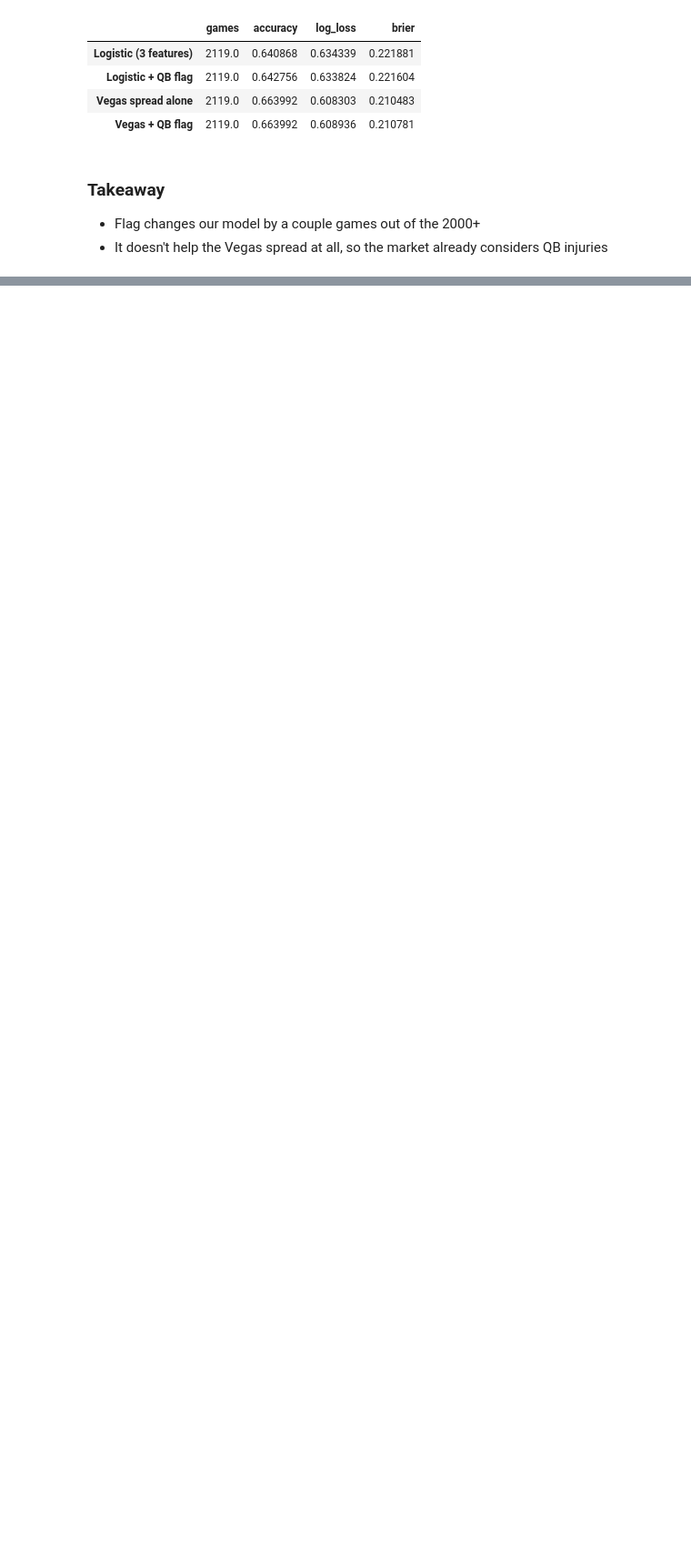
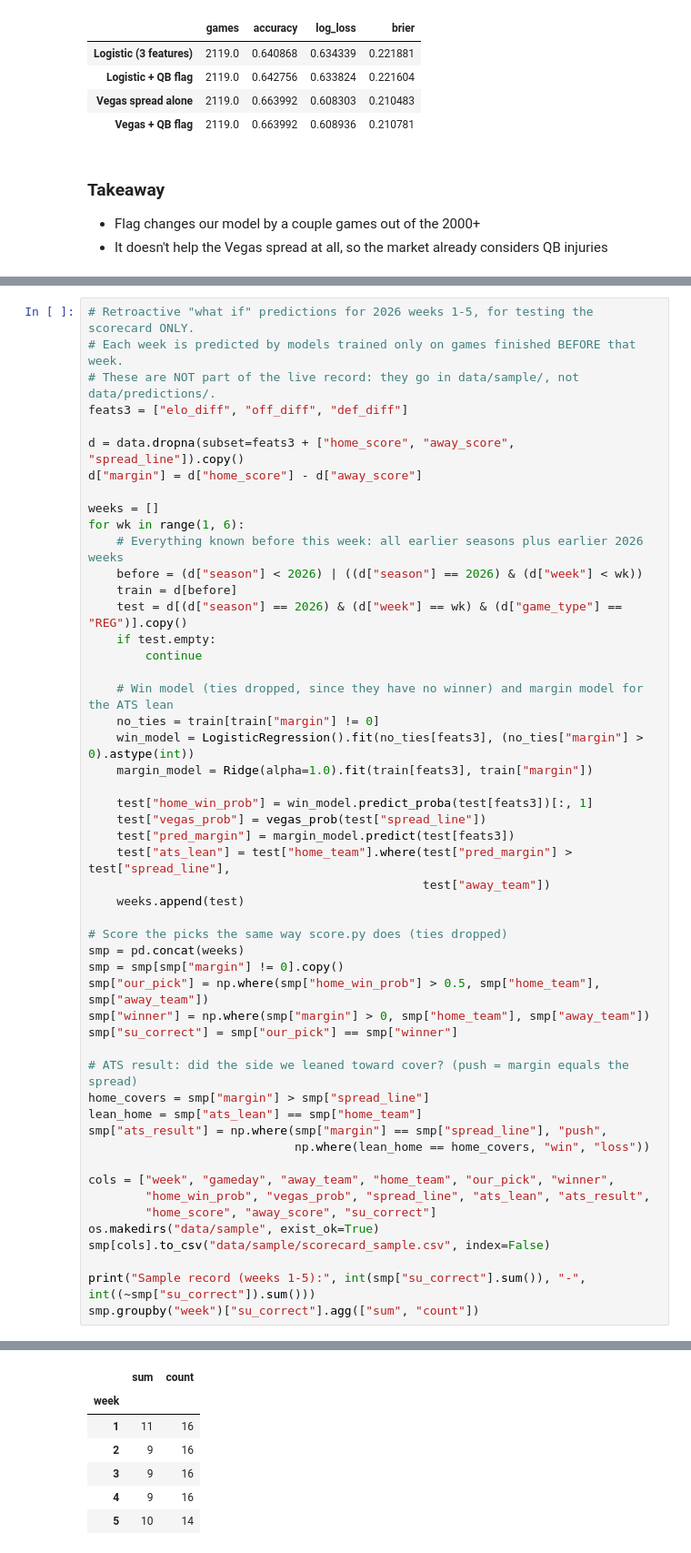
Before and after one commit to henry-tlai/nfl-predictor, a Jupyter notebook: explore.ipynb, the cells around one changed output, grey strips where cells are left out. Shown at 91% size. Drawn from its saved outputs; the diff is of its cells as text; blank space fills up the shorter version.

```diff
--- a/explore.ipynb
+++ b/explore.ipynb
@@ -773,0 +777,52 @@ pd.DataFrame({
+# %%
+# Retroactive "what if" predictions for 2026 weeks 1-5, for testing the scorecard ONLY.
+# Each week is predicted by models trained only on games finished BEFORE that week.
+# These are NOT part of the live record: they go in data/sample/, not data/predictions/.
+feats3 = ["elo_diff", "off_diff", "def_diff"]
+
+d = data.dropna(subset=feats3 + ["home_score", "away_score", "spread_line"]).copy()
+d["margin"] = d["home_score"] - d["away_score"]
+
+weeks = []
+for wk in range(1, 6):
+    # Everything known before this week: all earlier seasons plus earlier 2026 weeks
+    before = (d["season"] < 2026) | ((d["season"] == 2026) & (d["week"] < wk))
+    train = d[before]
+    test = d[(d["season"] == 2026) & (d["week"] == wk) & (d["game_type"] == "REG")].copy()
+    if test.empty:
+        continue
+
+    # Win model (ties dropped, since they have no winner) and margin model for the ATS lean
+    no_ties = train[train["margin"] != 0]
+    win_model = LogisticRegression().fit(no_ties[feats3], (no_ties["margin"] > 0).astype(int))
+    margin_model = Ridge(alpha=1.0).fit(train[feats3], train["margin"])
+
+    test["home_win_prob"] = win_model.predict_proba(test[feats3])[:, 1]
+    test["vegas_prob"] = vegas_prob(test["spread_line"])
+    test["pred_margin"] = margin_model.predict(test[feats3])
+    test["ats_lean"] = test["home_team"].where(test["pred_margin"] > test["spread_line"],
+                                               test["away_team"])
+    weeks.append(test)
+
+# Score the picks the same way score.py does (ties dropped)
+smp = pd.concat(weeks)
+smp = smp[smp["margin"] != 0].copy()
+smp["our_pick"] = np.where(smp["home_win_prob"] > 0.5, smp["home_team"], smp["away_team"])
+smp["winner"] = np.where(smp["margin"] > 0, smp["home_team"], smp["away_team"])
+smp["su_correct"] = smp["our_pick"] == smp["winner"]
+
+# ATS result: did the side we leaned toward cover? (push = margin equals the spread)
+home_covers = smp["margin"] > smp["spread_line"]
+lean_home = smp["ats_lean"] == smp["home_team"]
+smp["ats_result"] = np.where(smp["margin"] == smp["spread_line"], "push",
+                             np.where(lean_home == home_covers, "win", "loss"))
+
+cols = ["week", "gameday", "away_team", "home_team", "our_pick", "winner",
+        "home_win_prob", "vegas_prob", "spread_line", "ats_lean", "ats_result",
+        "home_score", "away_score", "su_correct"]
+os.makedirs("data/sample", exist_ok=True)
+smp[cols].to_csv("data/sample/scorecard_sample.csv", index=False)
+
+print("Sample record (weeks 1-5):", int(smp["su_correct"].sum()), "-", int((~smp["su_correct"]).sum()))
+smp.groupby("week")["su_correct"].agg(["sum", "count"])
+# %% [output]
@@ -773,0 +830,7 @@ pd.DataFrame({
+|  | sum | count |
+| week |  |  |
+| 1 | 11 | 16 |
+| 2 | 9 | 16 |
+| 3 | 9 | 16 |
+| 4 | 9 | 16 |
+| 5 | 10 | 14 |
```
Also changed, not shown: parts of 2 cells of this notebook, 3 other files.
